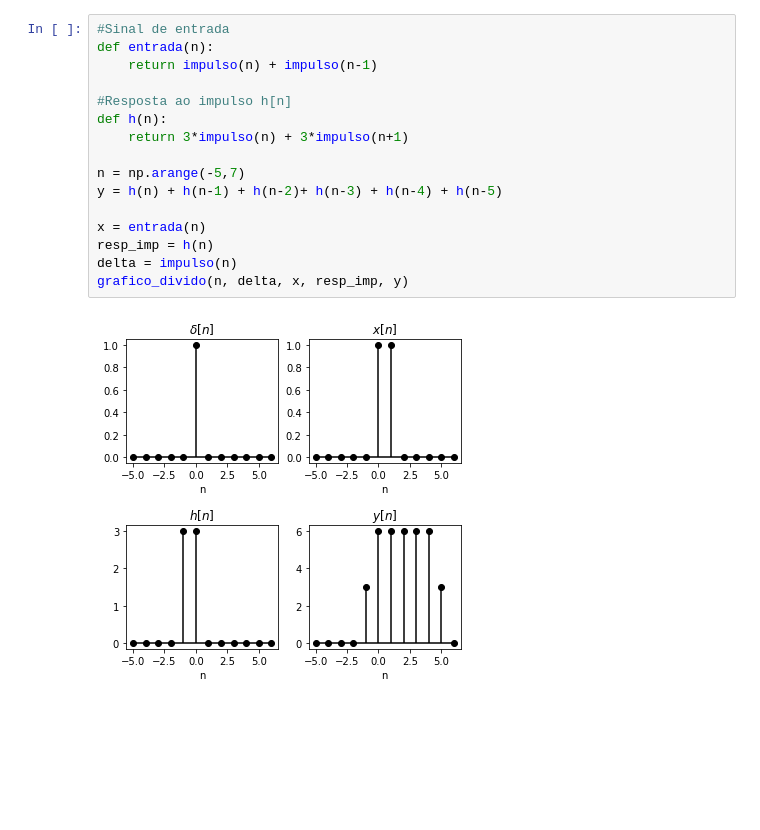
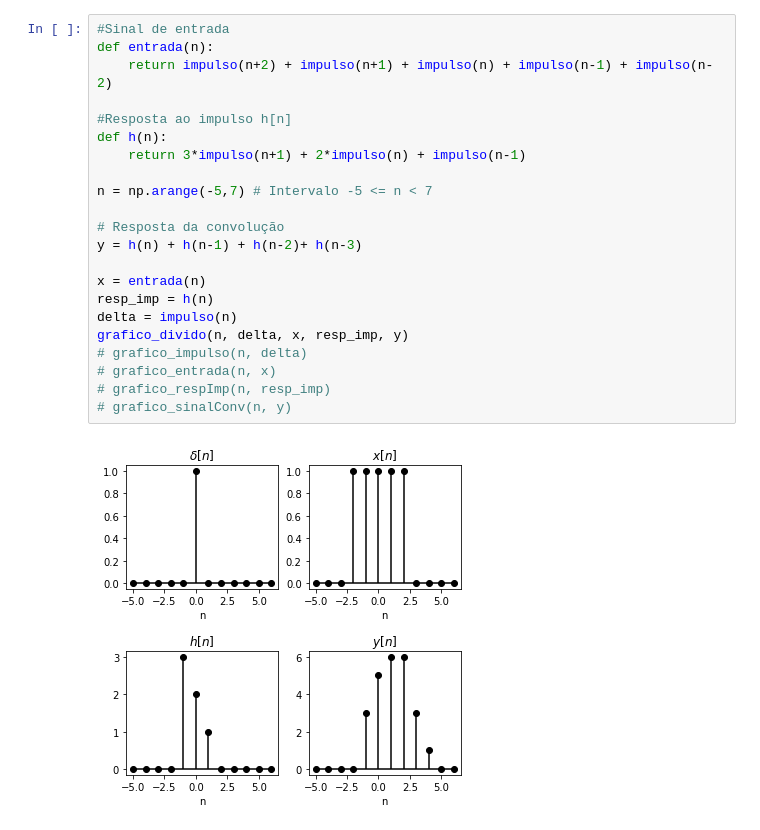
Before and after one commit to SamuelLost/sinais-e-sistemas, a Jupyter notebook: Convolução/jupyter/Convolution.ipynb, the cells around one changed output. Cells and saved outputs as stored; diff of their text form; blank space fills up the shorter version.

```diff
--- a/Convolução/jupyter/Convolution.ipynb
+++ b/Convolução/jupyter/Convolution.ipynb
@@ -32,18 +70,24 @@ def grafico_divido(dominio, impulso, entrada, resp_impulso, sinal_conv):
 # %%
 #Sinal de entrada
 def entrada(n):
-    return impulso(n) + impulso(n-1)
+    return impulso(n+2) + impulso(n+1) + impulso(n) + impulso(n-1) + impulso(n-2)
 
 #Resposta ao impulso h[n]
 def h(n):
-    return 3*impulso(n) + 3*impulso(n+1)
+    return 3*impulso(n+1) + 2*impulso(n) + impulso(n-1)
 
-n = np.arange(-5,7)
-y = h(n) + h(n-1) + h(n-2)+ h(n-3) + h(n-4) + h(n-5)
+n = np.arange(-5,7) # Intervalo -5 <= n < 7
+
+# Resposta da convolução
+y = h(n) + h(n-1) + h(n-2)+ h(n-3)
 
 x = entrada(n)
 resp_imp = h(n)
 delta = impulso(n)
 grafico_divido(n, delta, x, resp_imp, y)
+# grafico_impulso(n, delta)
+# grafico_entrada(n, x)
+# grafico_respImp(n, resp_imp)
+# grafico_sinalConv(n, y)
 # %% [output]
-[figure, old version]
+[figure, new version]
```
Also changed, not shown: parts of 4 cells of this notebook, 3 other files.
